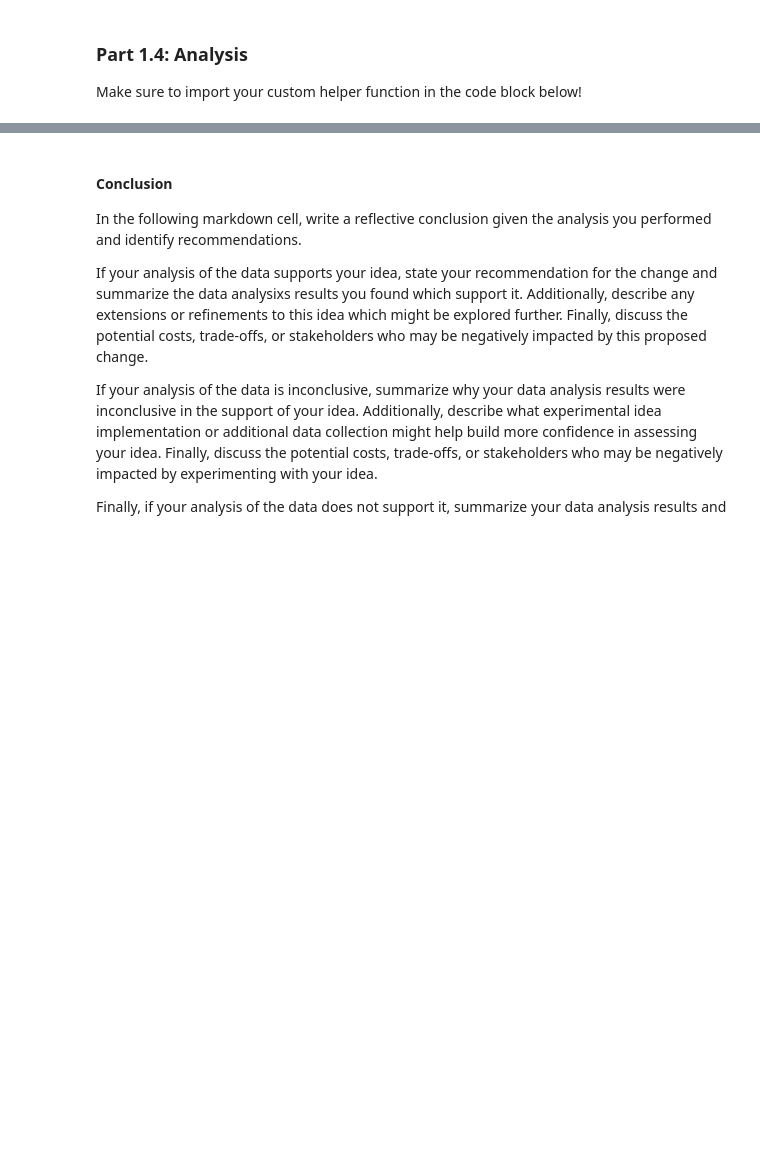
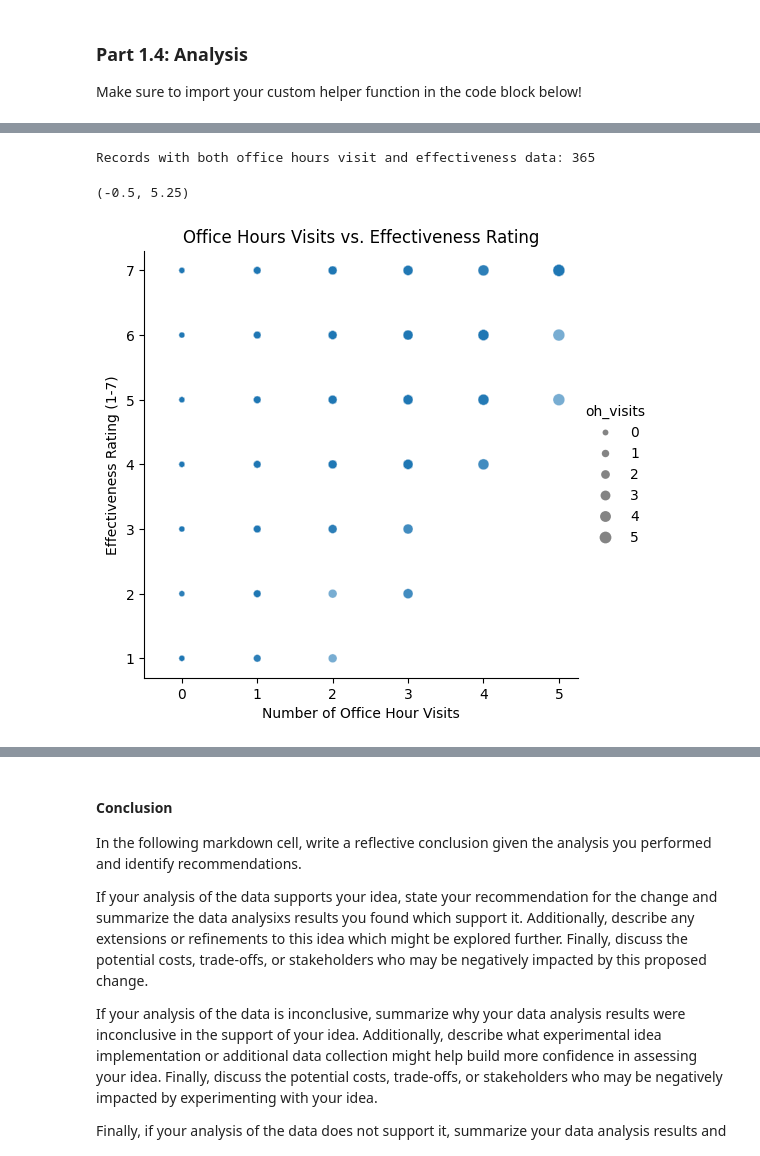
Before and after one commit to gfmauch/comp110-26s-workspace, a Jupyter notebook: exercises/ex09/analysis.ipynb, the cells around one changed output, grey strips where cells are left out. Cells and saved outputs as stored; diff of their text form; code cells hidden in the pictures; blank space fills up the shorter version.

```diff
--- a/exercises/ex09/analysis.ipynb
+++ b/exercises/ex09/analysis.ipynb
@@ -390,4 +394,19 @@ Additionally, you will be producing charts or visualizations as part of your ana
 
 Make sure to import your custom helper function in the code block below!
 # %%
-# TODO: You complete the code blocks from here onward!
+# Import helper functions and libraries
+from data_utils import read_csv_rows, columnar, concat, select, head, count, convert_columns_to_int
+import seaborn as sns
+import pandas as pd
+
+# Load both survey datasets
+izzi_rows: list[dict[str, str]] = read_csv_rows(DATA_FILE_NAME_IZZI)
+alyssa_rows: list[dict[str, str]] = read_csv_rows(DATA_FILE_NAME_ALYSSA)
+
+# Convert to column format and combine
+izzi_cols: dict[str, list[str]] = columnar(izzi_rows)
+alyssa_cols: dict[str, list[str]] = columnar(alyssa_rows)
+all_data: dict[str, list[str]] = concat(izzi_cols, alyssa_cols)
+
+print(f"Total survey responses: {len(all_data['year'])}")
+#print(f"Available columns: {get_keys(all_data)}")
@@ -395,0 +474,46 @@ Next, ... (you take it from here and add additional code and markdown cells as n
+# %%
+# Select and prepare data for visualization
+vis_data: dict[str, list[str]] = select(all_data, ["oh_visits", "oh_effective"])
+
+# Remove rows with missing data
+oh_visits_clean: list[str] = []
+oh_effective_clean: list[str] = []
+
+for i in range(len(vis_data["oh_visits"])):
+    if vis_data["oh_visits"][i] != "" and vis_data["oh_effective"][i] != "":
+        oh_visits_clean.append(vis_data["oh_visits"][i])
+        oh_effective_clean.append(vis_data["oh_effective"][i])
+
+# Create a dictionary for visualization with both original strings and converted integers
+vis_data_clean: dict[str, list[str | int]] = {
+    "oh_visits": oh_visits_clean,
+    "oh_effective": oh_effective_clean
+}
+
+# Convert to integers for plotting
+vis_data_converted: dict[str, list[str | int]] = convert_columns_to_int(
+    {"oh_visits": oh_visits_clean, "oh_effective": oh_effective_clean},
+    ["oh_visits", "oh_effective"]
+)
+
+print(f"Records with both office hours visit and effectiveness data: {len(oh_visits_clean)}")
+
+# Create a scatter plot showing the relationship
+scatter_plot = sns.relplot(
+    data=vis_data_converted,
+    kind="scatter",
+    x="oh_visits",
+    y="oh_effective",
+    size="oh_visits",
+    alpha=0.6
+)
+scatter_plot.set(
+    title="Office Hours Visits vs. Effectiveness Rating",
+    xlabel="Number of Office Hour Visits",
+    ylabel="Effectiveness Rating (1-7)"
+)
+scatter_plot.ax.set_xlim(-0.5, None)
+# %% [output]
+Records with both office hours visit and effectiveness data: 365
+(-0.5, 5.25)
+[figure, added]
```
Also changed, not shown: parts of 17 cells of this notebook.
